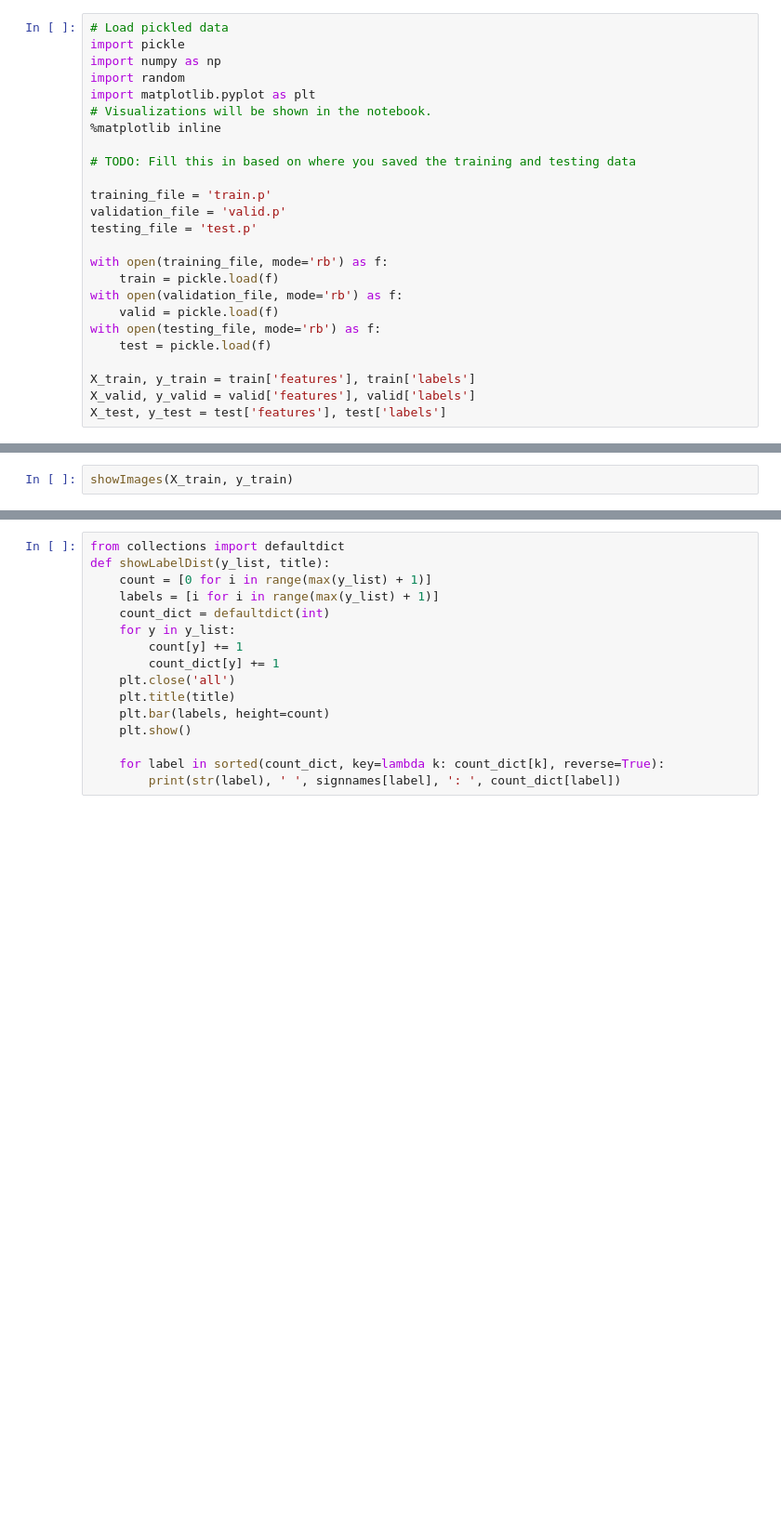
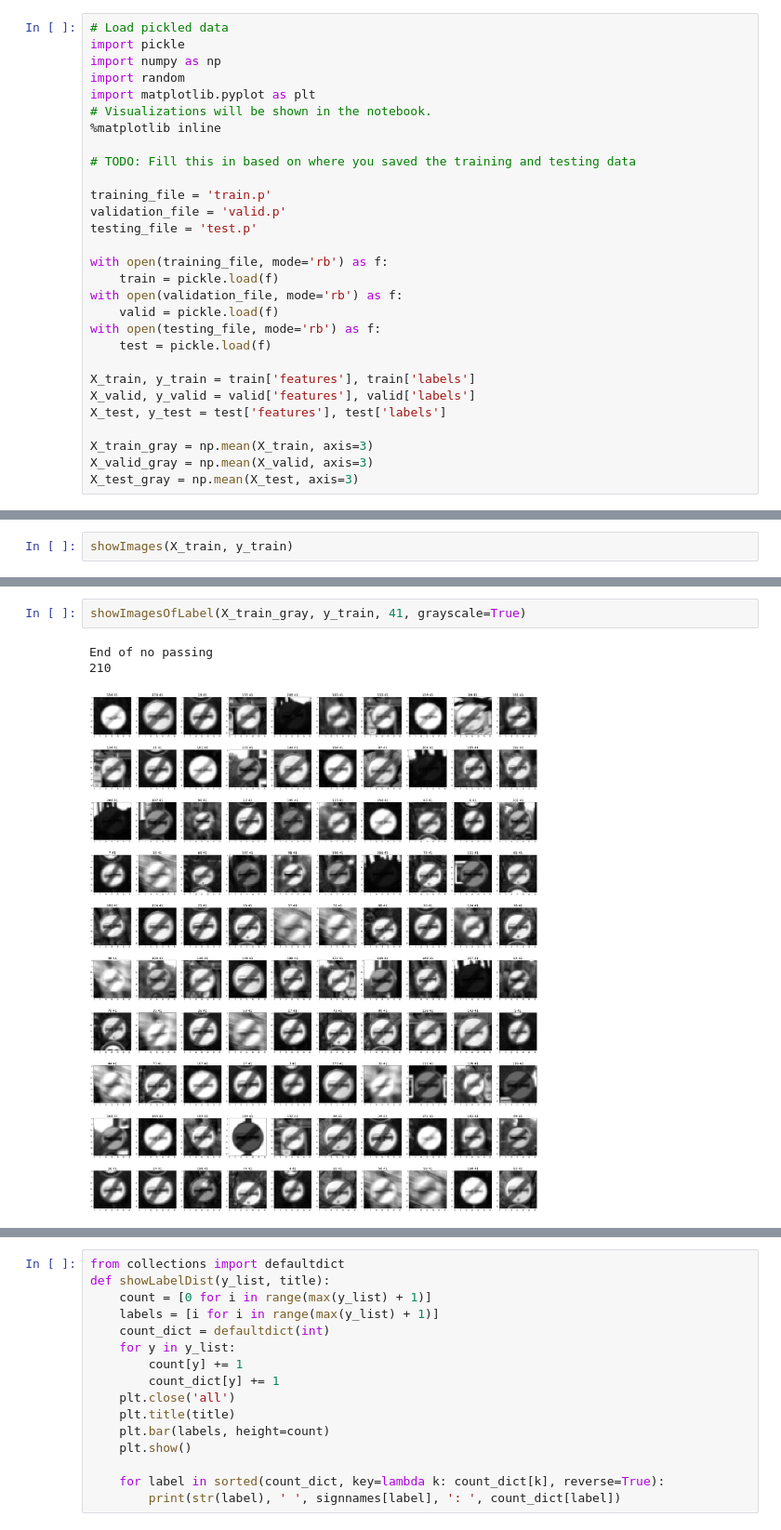
Before and after one commit to magicyuli/CarND-Traffic-Sign-Classifier-Project, a Jupyter notebook: Traffic_Sign_Classifier.ipynb, the cells around one changed output, grey strips where cells are left out. Shown at 93% size. Cells and saved outputs as stored; diff of their text form; blank space fills up the shorter version.

```diff
--- a/Traffic_Sign_Classifier.ipynb
+++ b/Traffic_Sign_Classifier.ipynb
@@ -44,6 +44,10 @@ with open(testing_file, mode='rb') as f:
 X_train, y_train = train['features'], train['labels']
 X_valid, y_valid = valid['features'], valid['labels']
 X_test, y_test = test['features'], test['labels']
+
+X_train_gray = np.mean(X_train, axis=3)
+X_valid_gray = np.mean(X_valid, axis=3)
+X_test_gray = np.mean(X_test, axis=3)
 # %% [markdown]
 ---
 
@@ -144,0 +151,6 @@ showImagesOfLabel(X_valid, y_valid, 42)
+# %%
+showImagesOfLabel(X_train_gray, y_train, 41, grayscale=True)
+# %% [output]
+End of no passing
+210
+[figure, added]
```
Also changed, not shown: parts of 21 cells of this notebook, 12 other files.
